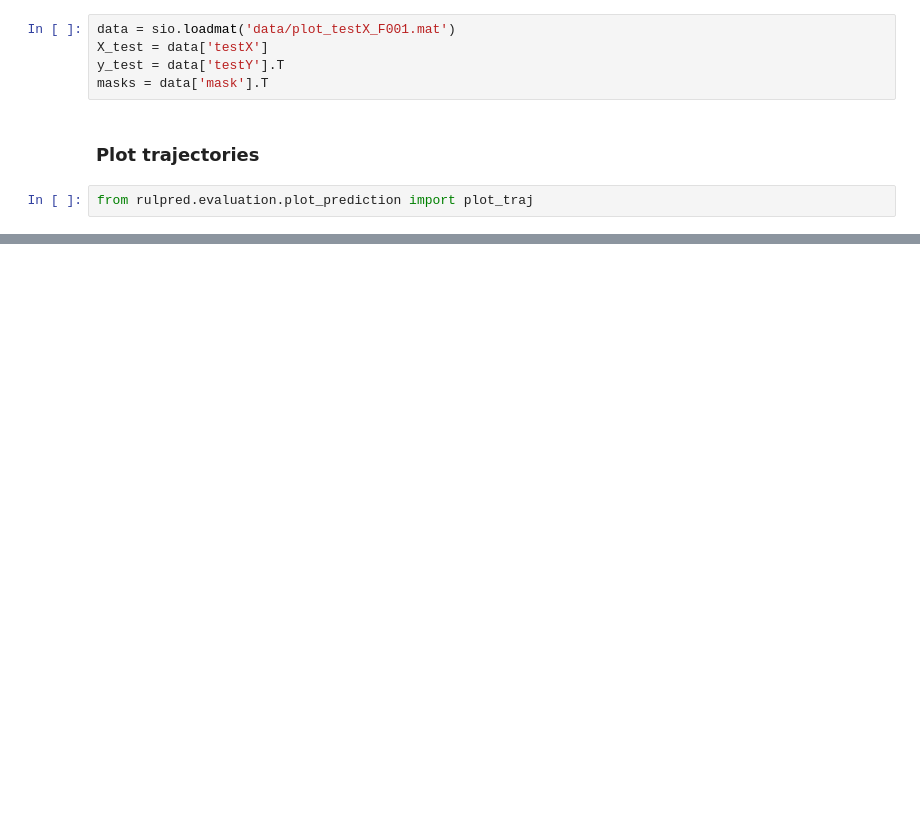
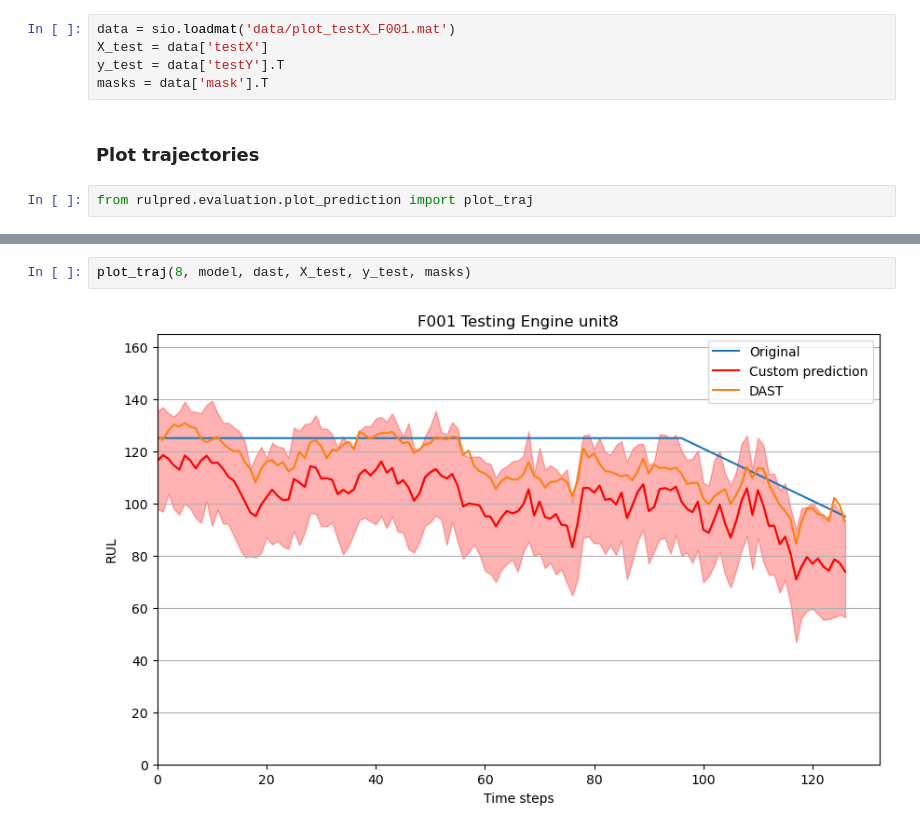
Before and after one commit to sashaatlasov/RUL-prediction, a Jupyter notebook: example/example.ipynb, the cells around one changed output, grey strips where cells are left out. Cells and saved outputs as stored; diff of their text form; blank space fills up the shorter version.

```diff
--- a/example/example.ipynb
+++ b/example/example.ipynb
@@ -167,2 +102,6 @@ plot_traj(10, model, dast, X_test, y_test, masks)
+# %%
+plot_traj(8, model, dast, X_test, y_test, masks)
+# %% [output]
+[figure, added]
 # %%
 plot_traj(24, model, dast, X_test, y_test, masks)
```
Also changed, not shown: parts of 11 cells of this notebook, 3 other files.
